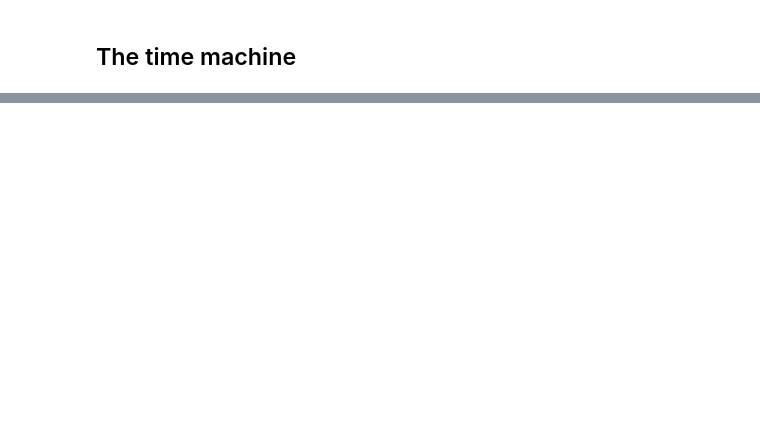
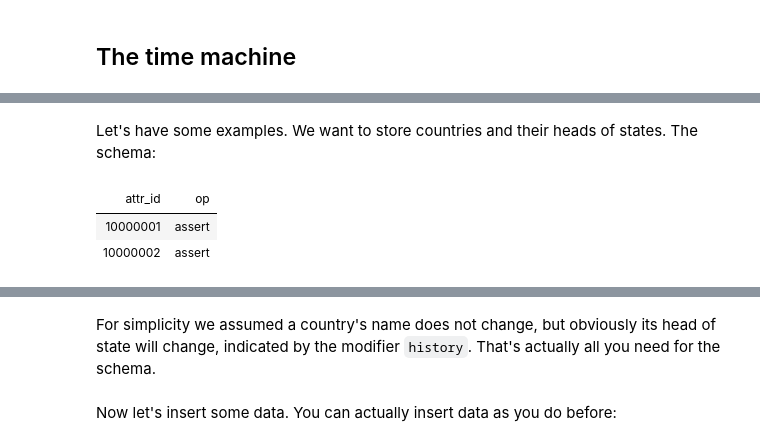
Before and after one commit to cozodb/cozo, a Jupyter notebook: tutorial/2-pilgrim.ipynb, the cells around one changed output, grey strips where cells are left out. Cells and saved outputs as stored; diff of their text form; code cells hidden in the pictures; blank space fills up the shorter version.

```diff
--- a/tutorial/2-pilgrim.ipynb
+++ b/tutorial/2-pilgrim.ipynb
@@ -452,0 +458,13 @@ Took 0ms
+# %% [markdown]
+Let's have some examples. We want to store countries and their heads of states. The schema:
+# %%
+:schema
+
+put country {
+    name: string unique,
+    head: string index history,
+}
+# %% [output]
+| attr_id | op |
+| 10000001 | assert |
+| 10000002 | assert |
@@ -452,0 +472,4 @@ Took 0ms
+# %% [markdown]
+For simplicity we assumed a country's name does not change, but obviously its head of state will change, indicated by the modifier `history`. That's actually all you need for the schema.
+# %% [markdown]
+Now let's insert some data. You can actually insert data as you do before:
```
Also changed, not shown: parts of 112 cells of this notebook, 5 other files.
